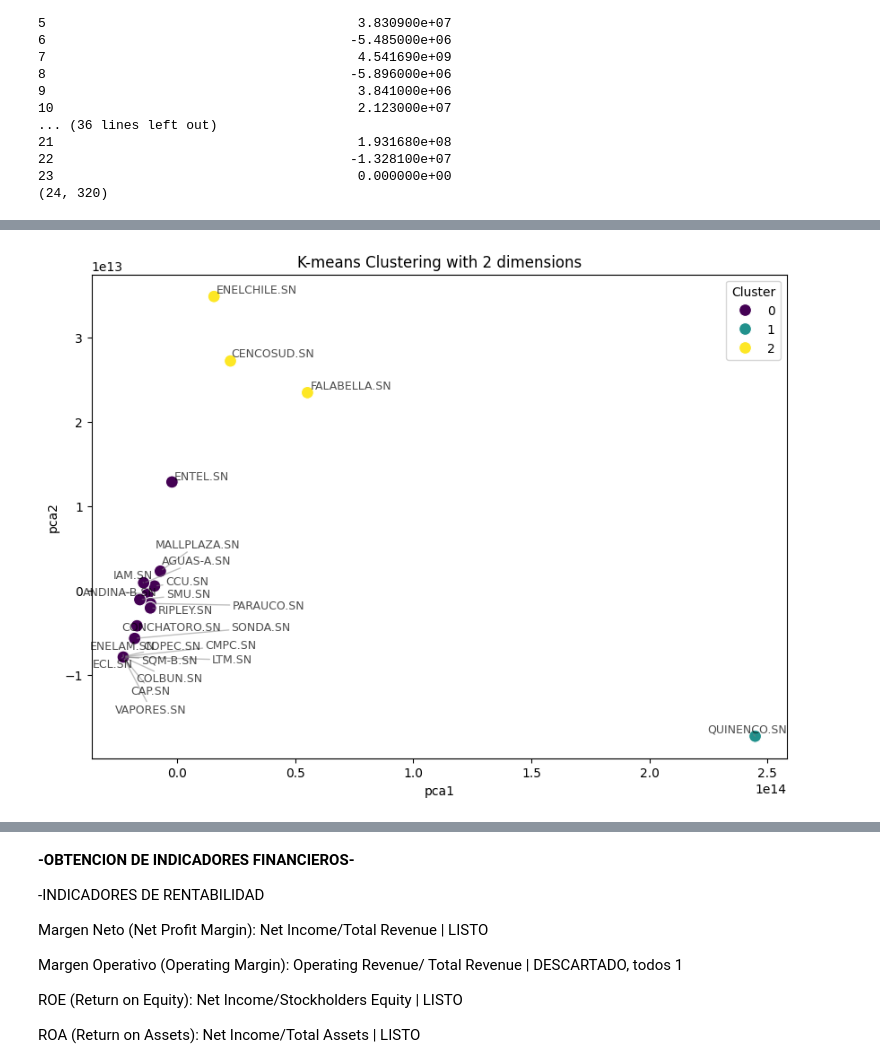
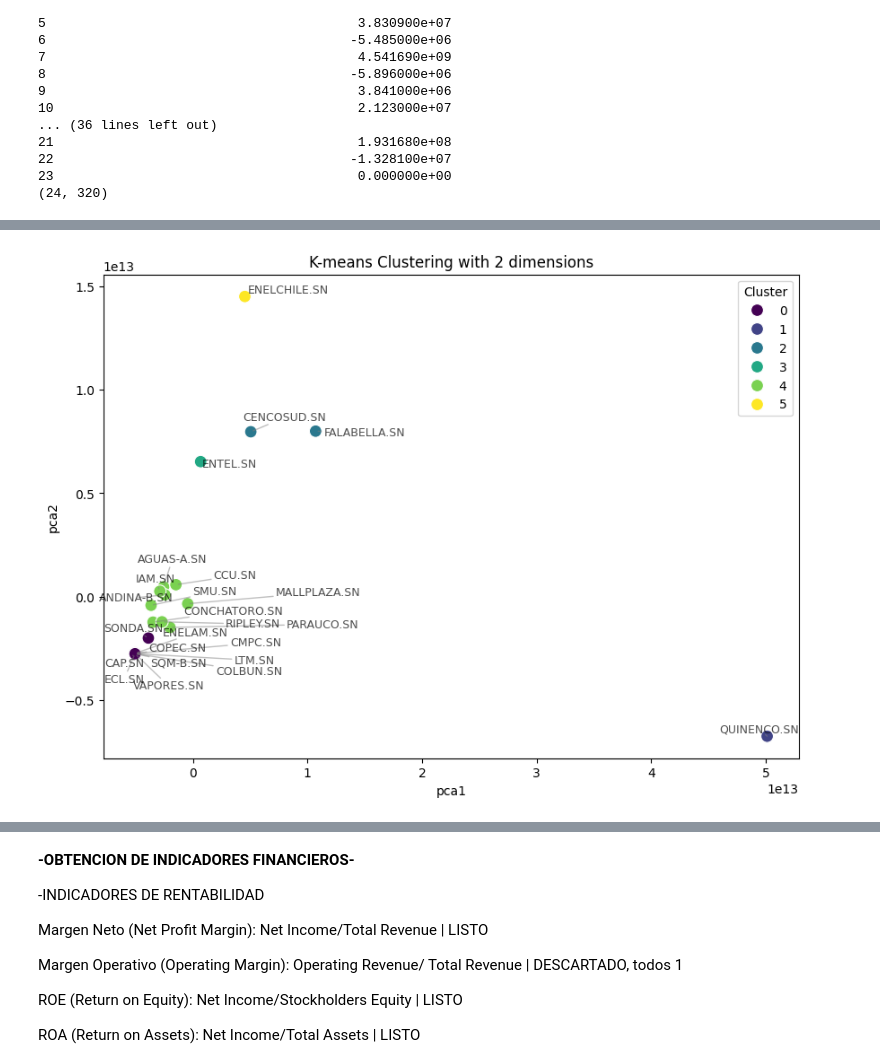
Before and after one commit to pabliacci/Finance-python, a Jupyter notebook: IPSA_data_analisis.ipynb, the cells around one changed output, grey strips where cells are left out. Cells and saved outputs as stored; diff of their text form; code cells hidden in the pictures.

```diff
--- a/IPSA_data_analisis.ipynb
+++ b/IPSA_data_analisis.ipynb
@@ -608,0 +691,8 @@ print(combined_df.shape)
+# %%
+# Eliminar las tres últimas columnas
+filtered_df = filtered_df.iloc[:, :-3]
+# Crear un boxplot para cada columna numérica
+plt.figure(figsize=(10, 6))
+sns.boxplot(data=filtered_df.select_dtypes(include=np.number))
+plt.title("Boxplot de columnas numéricas")
+plt.show()
@@ -609,6 +701,10 @@ print(combined_df.shape)
 # %%
 from sklearn.cluster import KMeans
 from sklearn.preprocessing import StandardScaler
+
+# Paso 1: Escalar los datos
+scaler = StandardScaler()
+df_scaled = scaler.fit_transform(filtered_df)
 
 wcss=[]
 for i in range(2,10):
@@ -627,21 +723,18 @@ plt.show()
 # %%
-# Paso 1: Escalar los datos
-scaler = StandardScaler()
-df_scaled = scaler.fit_transform(combined_df)
-
 # Paso 2: Ejecutar K-Means
-n_clusters = 3  # Cambia el número de clústeres según tu análisis
+n_clusters = 6  # Cambia el número de clústeres según análisis previo
 kmeans = KMeans(n_clusters=n_clusters, random_state=42)
 kmeans.fit(df_scaled)
 
 # Paso 3: Agregar las etiquetas al DataFrame original
-combined_df['Cluster'] = kmeans.labels_
+filtered_df['Cluster'] = kmeans.labels_
 # %%
-# Crear una nueva lista sin las posiciones especificadas
+# Crear una nueva lista con los filtros antes desarrollados
 mi_lista_filtrada = [item for idx, item in enumerate(valid_tickers) if idx not in posiciones_eliminadas]
 sectors = [yf.Ticker(i).info.get("sector") for i in mi_lista_filtrada]
+
 # Crear el DataFrame
-df = pd.DataFrame({'Cluster': combined_df['Cluster'], 'Empresa': mi_lista_filtrada, 'Sector': sectors})
+df = pd.DataFrame({'Cluster': filtered_df['Cluster'], 'Empresa': mi_lista_filtrada, 'Sector': sectors})
 
 # Mostrar el DataFrame
 print(df)
@@ -684,29 +759,27 @@ from adjustText import adjust_text
 # %%
-#visualizacion de los cluster usando PCA
+#visualizacion de los cluster usando PCA, se reducen las columnas a 2
 from sklearn.decomposition import PCA
 pca_num_components = 2
 
-reduced_data = PCA(n_components=pca_num_components).fit_transform(combined_df)
+reduced_data = PCA(n_components=pca_num_components).fit_transform(filtered_df)
 results = pd.DataFrame(reduced_data,columns=['pca1','pca2'])
-
-
 
 # Crear el gráfico de dispersión
 plt.figure(figsize=(10, 7))
 sns.scatterplot(x="pca1", y="pca2", hue=df['Cluster'], data=results, palette="viridis", s=100)
 
 # Agregar etiquetas a cada punto
 texts=[]
 for i in range(len(results)):
     texts.append(plt.text(x=results['pca1'][i],
                           y=results['pca2'][i],
                           s=mi_lista_filtrada[i],
                           fontsize=9, color='black', alpha=0.7))
 
 # Ajustar las posiciones de las etiquetas para evitar superposición
 adjust_text(texts, arrowprops=dict(arrowstyle='-', color='gray', alpha=0.5))
 
 plt.title('K-means Clustering with 2 dimensions')
 plt.show()
 # %% [output]
-[figure, old version]
+[figure, new version]
```
Also changed, not shown: parts of 16 cells of this notebook.
